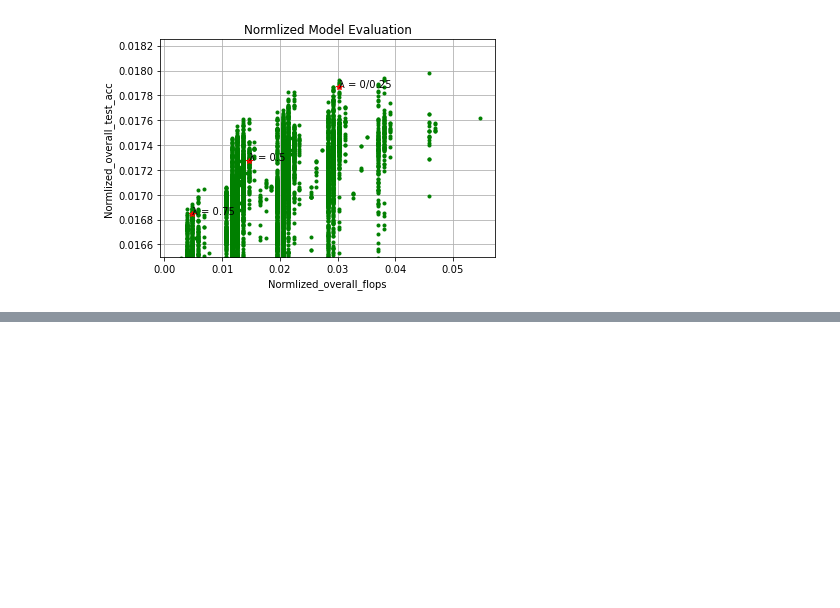
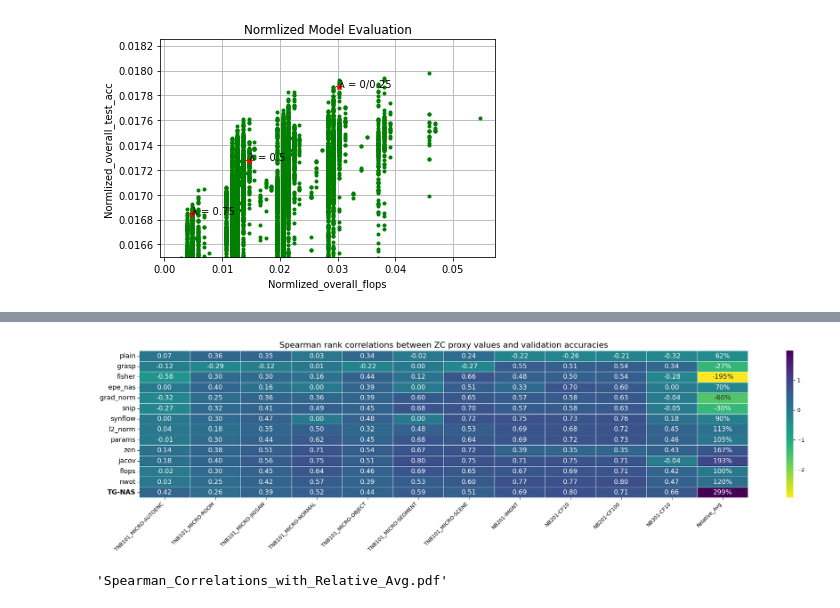
Before and after one commit to YeQiao/TG-NAS, a Jupyter notebook: NAS-Bench-201_test.ipynb, the cells around one changed output, grey strips where cells are left out. Cells and saved outputs as stored; diff of their text form; code cells hidden in the pictures; blank space fills up the shorter version.

```diff
--- a/NAS-Bench-201_test.ipynb
+++ b/NAS-Bench-201_test.ipynb
@@ -94,0 +205,77 @@ plt.savefig("Normlized_Model_Evaluation_zoom_in.svg")
+# %%
+import matplotlib.pyplot as plt
+import seaborn as sns
+import pandas as pd
+
+# Data setup (unchanged)
+row_labels = ['plain', 'grasp', 'fisher', 'epe_nas', 'grad_norm',
+              'snip', 'synflow', 'l2_norm', 'params', 'zen',
+              'jacov', 'flops', 'nwot', 'TG-NAS']
+
+col_labels = ["TNB101_MICRO-AUTOENC", "TNB101_MICRO-ROOM", "TNB101_MICRO-JIGSAW",
+              "TNB101_MICRO-NORMAL", "TNB101_MICRO-OBJECT", "TNB101_MICRO-SEGMENT",
+              "TNB101_MICRO-SCENE", "NB201-IMGNT", "NB201-CF10", "NB201-CF100", "NB301-CF10"]
+
+data = [
+    [0.07, 0.36, 0.35, 0.03, 0.34, -0.02, 0.24, -0.22,  -0.26, -0.21, -0.32],
+    [-0.12, -0.29, -0.12, 0.01, -0.22, 0.00, -0.27, 0.55, 0.51, 0.54, 0.34],
+    [-0.58, 0.30, 0.30, 0.16, 0.44, 0.12, 0.66, 0.48, 0.50, 0.54, -0.28],
+    [0.00, 0.40, 0.16, 0.00, 0.39, 0.00, 0.51, 0.33, 0.70, 0.60, 0.00],
+    [-0.32, 0.25, 0.36, 0.36, 0.39, 0.60, 0.65, 0.57, 0.58, 0.63, -0.04],
+    [-0.27, 0.32, 0.41, 0.49, 0.45, 0.68, 0.70, 0.57, 0.58, 0.63, -0.05],
+    [0.00, 0.30, 0.47, 0.00, 0.48, 0.00, 0.72, 0.75, 0.73, 0.76, 0.18],
+    [0.04, 0.18, 0.35, 0.50, 0.32, 0.48, 0.53, 0.69, 0.68, 0.72, 0.45],
+    [-0.01, 0.30, 0.44, 0.62, 0.45, 0.68, 0.64, 0.69, 0.72, 0.73, 0.46],
+    [0.14, 0.38, 0.51, 0.71, 0.54, 0.67, 0.72, 0.39, 0.35, 0.35, 0.43],
+    [0.18, 0.40, 0.56, 0.75, 0.51, 0.80, 0.75, 0.71, 0.75, 0.71, -0.04],
+    [-0.02, 0.30, 0.45, 0.64, 0.46, 0.69, 0.65, 0.67, 0.69, 0.71, 0.42],
+    [0.03, 0.25, 0.42, 0.57, 0.39, 0.53, 0.60, 0.77, 0.77, 0.80, 0.47],
+    [0.4193, 0.2630, 0.3915, 0.5225, 0.4376, 0.5906, 0.5105, 0.6895, 0.7953, 0.7068, 0.6556]
+]
+
+# DataFrame creation
+df = pd.DataFrame(data, index=row_labels, columns=col_labels)
+
+# Compute stabilized relative differences and relative avg
+rel_diff_df = (df[col_labels] - df.loc['flops'][col_labels]) / abs(df.loc['flops'][col_labels])
+df['Relative_Avg'] = rel_diff_df.mean(axis=1)
+
+# Prepare heatmap data
+heatmap_df = df[col_labels + ['Relative_Avg']]
+
+# Format annotations: raw for benchmarks, percentage only for Relative_Avg
+annot_data = heatmap_df.copy()
+for row in annot_data.index:
+    for col in annot_data.columns:
+        if col == 'Relative_Avg':
+            val = (annot_data.loc[row, col] + 1) * 100  # convert to %
+            annot_data.loc[row, col] = f"{val:.0f}%"
+        else:
+            annot_data.loc[row, col] = f"{annot_data.loc[row, col]:.2f}"
+
+# Plot heatmap
+plt.figure(figsize=(22, 6))
+sns.heatmap(heatmap_df, annot=annot_data, fmt='', cmap="viridis_r", linewidths=0.5,
+            cbar=True, annot_kws={'size': 13})
+plt.title("Spearman rank correlations between ZC proxy values and validation accuracies", fontsize=16)
+plt.xticks(rotation=45, ha='right', fontsize=10)
+
+# Bold TG-NAS ytick
+yticks = plt.gca().get_yticklabels()
+for tick in yticks:
+    if tick.get_text() == 'TG-NAS':
+        tick.set_fontweight('bold')
+    tick.set_fontsize(13)
+
+plt.tight_layout()
+
+# Save and show
+output_path = "Spearman_Correlations_with_Relative_Avg.pdf"
+plt.savefig(output_path, format='pdf')
+plt.show()
+plt.close()
+
+output_path
+# %% [output]
+[figure, added]
+'Spearman_Correlations_with_Relative_Avg.pdf'
```
Also changed, not shown: parts of 4 cells of this notebook, 24 other files.
